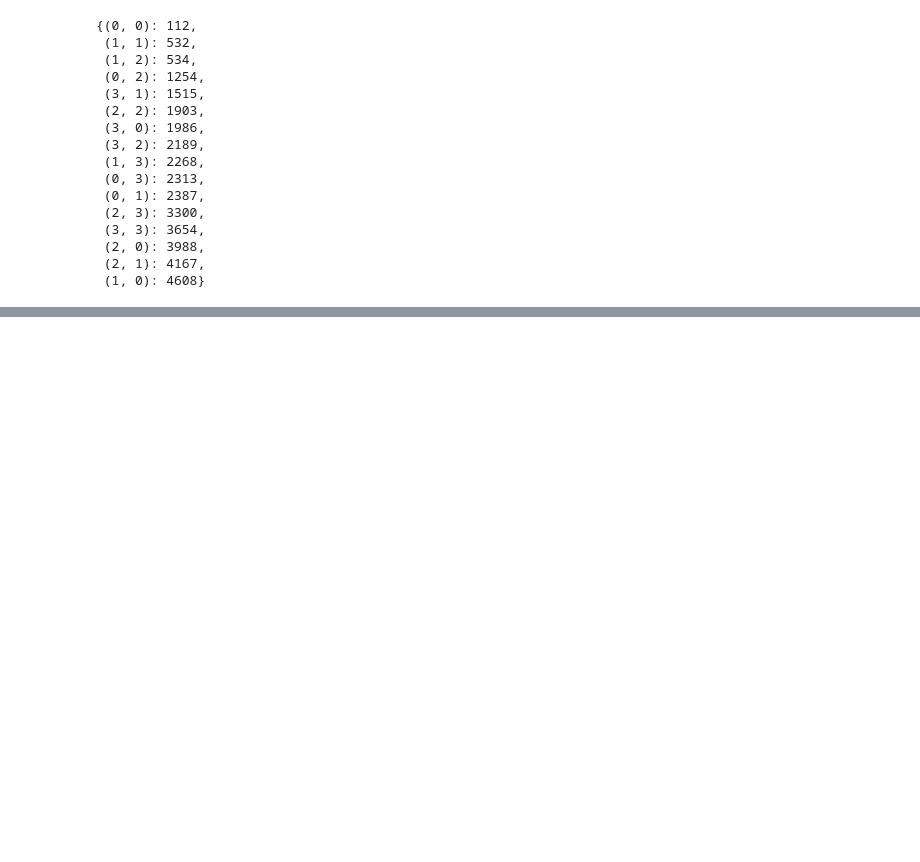
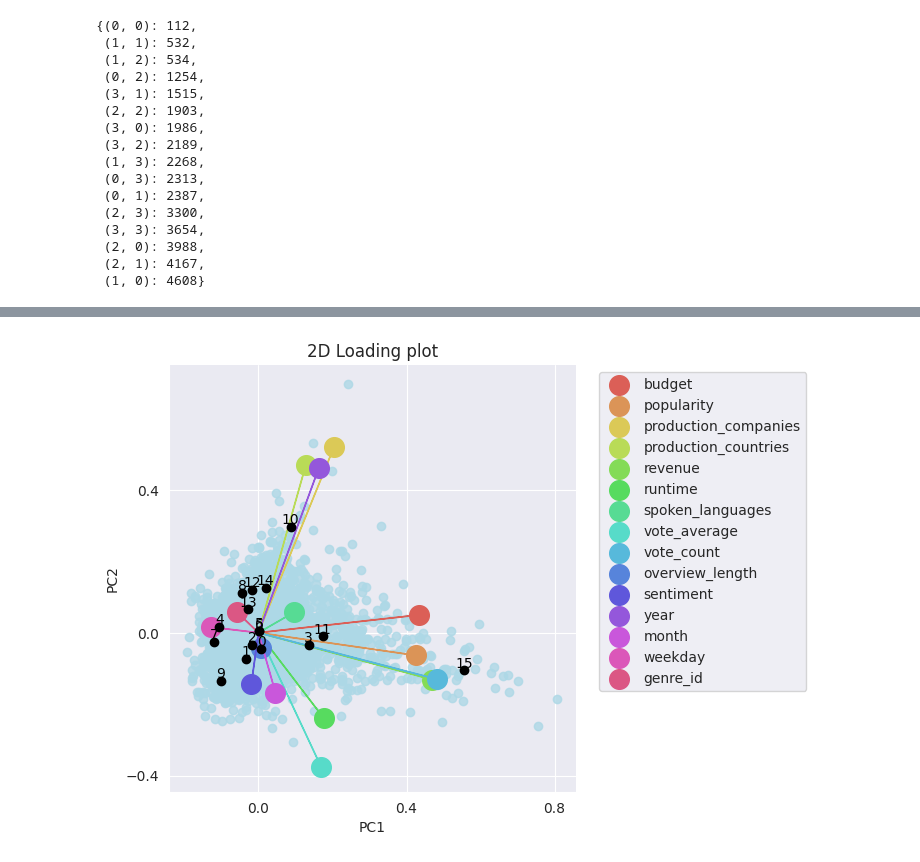
Before and after one commit to pdomins/unsupervised-learning, a Jupyter notebook: kohonen_runs.ipynb, the cells around one changed output, grey strips where cells are left out. Drawn from its saved outputs; the diff is of its cells as text; code cells hidden in the pictures; blank space fills up the shorter version.

Commit message:
feat: show mapping init samples

```diff
--- a/kohonen_runs.ipynb
+++ b/kohonen_runs.ipynb
@@ -204,6 +204,7 @@ from utils.distance import euclidean_distance
 
 if init_with_sample:
     init_sample = dict()
+    sample_to_neu = dict()
 
     for idx, sample in df.iterrows():
         sample_df = sample.to_frame().T
@@ -213,6 +214,7 @@ if init_with_sample:
                 dist = euclidean_distance(np.reshape(X_p, (X_p.size,)), np.reshape(kohonen_net.init_neuron_weights[i, j], (X_p.size,)))
                 if dist <= np.finfo(float).eps:
                     init_sample[(i, j)] = idx
+                    sample_to_neu[idx] = (i, j)
 
     display(init_sample)
 # %% [output]
@@ -234,7 +236,8 @@ if init_with_sample:
  (1, 0): 4608}
 # %%
 if init_with_sample:
-    display(original_df.iloc[list(init_sample.values())])
+    init_sample_vals = list(init_sample.values())
+    display(original_df.iloc[init_sample_vals])
 # %% [output]
 |  | budget | genres | imdb_id | original_title | overview | popularity | production_companies | ... |
 | 112 | 17000000.0 | Comedy | tt0114924 | While You Were Sleeping | A love story built on a misunders... | 15.783615 | 2.0 | ... |
@@ -255,0 +262,13 @@ if init_with_sample:
+# %%
+pca_data = pca(original_df, cols)
+# %%
+if init_with_sample:
+    data = pca_data.pca_df_scaled.iloc[init_sample_vals].to_numpy()
+    sns.set_style("darkgrid")
+    plot_pca(pca_data)
+    plt.scatter(data[:,0], data[:, 1], color="k")
+    for i in range(data.shape[0]):
+        plt.annotate("{}".format(i), xy=(data[i, 0], data[i, 1]),
+                    textcoords="data", ha="center", va="bottom", color="k")
+# %% [output]
+[figure, added]
```
Also changed, not shown: parts of 2 cells of this notebook.
